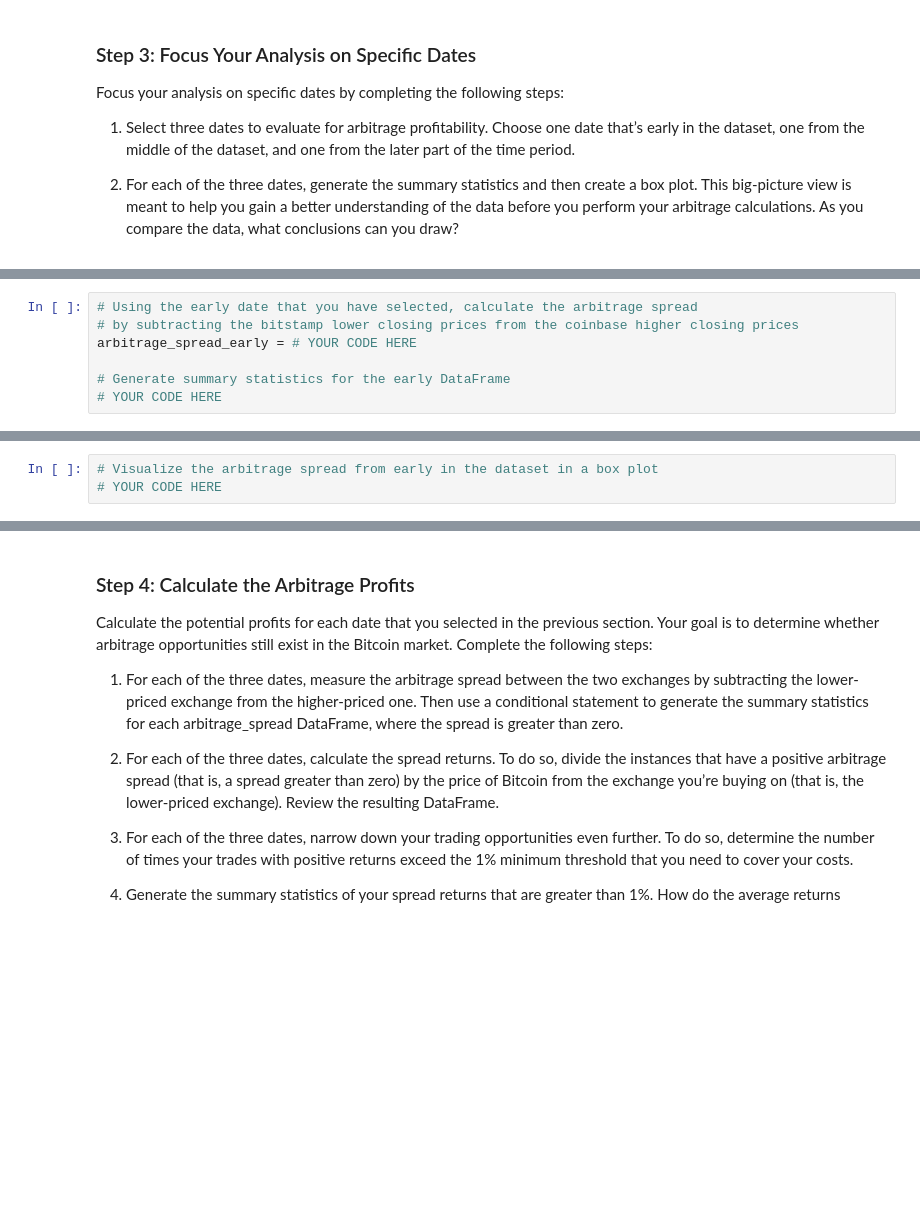
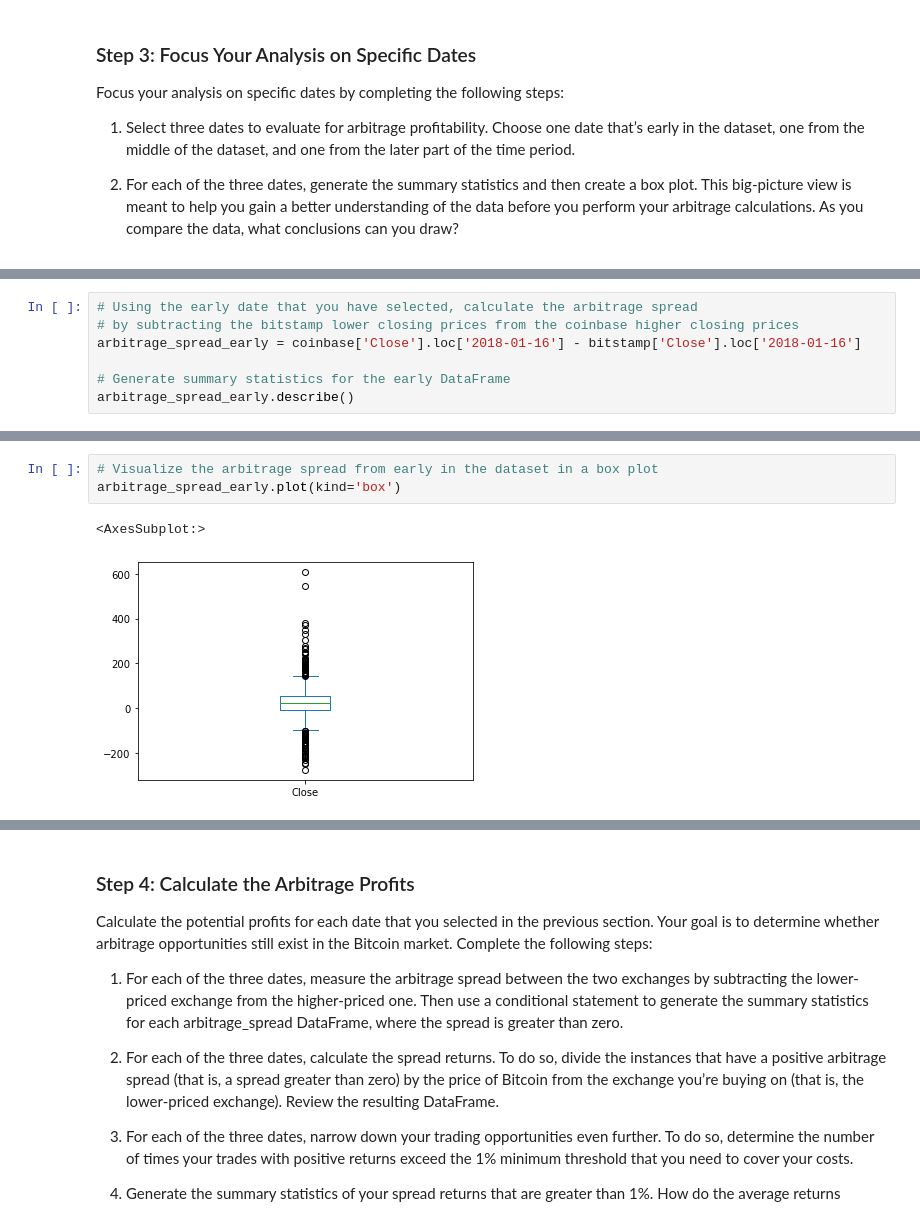
Before and after one commit to zvahidy/Crypto-Arbitrage, a Jupyter notebook: crypto_arbitrage.ipynb, the cells around one changed output, grey strips where cells are left out. Saved outputs shown, nothing was run; the diff lists cells and outputs as text; blank space fills up the shorter version.

```diff
--- a/crypto_arbitrage.ipynb
+++ b/crypto_arbitrage.ipynb
@@ -412,7 +416,7 @@ Focus your analysis on specific dates by completing the following steps:
 # %%
 # Using the early date that you have selected, calculate the arbitrage spread
 # by subtracting the bitstamp lower closing prices from the coinbase higher closing prices
-arbitrage_spread_early = # YOUR CODE HERE
+arbitrage_spread_early = coinbase['Close'].loc['2018-01-16'] - bitstamp['Close'].loc['2018-01-16']
 
 # Generate summary statistics for the early DataFrame
-# YOUR CODE HERE
+arbitrage_spread_early.describe()
@@ -419,6 +433,9 @@ arbitrage_spread_early = # YOUR CODE HERE
 # %%
 # Visualize the arbitrage spread from early in the dataset in a box plot
-# YOUR CODE HERE
+arbitrage_spread_early.plot(kind='box')
+# %% [output]
+<AxesSubplot:>
+[figure, added]
 # %%
 # Create an overlay plot that visualizes the two dataframes over a period of one day from the middle of the dataset.
 # Be sure that the plots include the parameters `legend`, `figsize`, `title`, `color` and `label`
```
Also changed, not shown: parts of 9 cells of this notebook.
